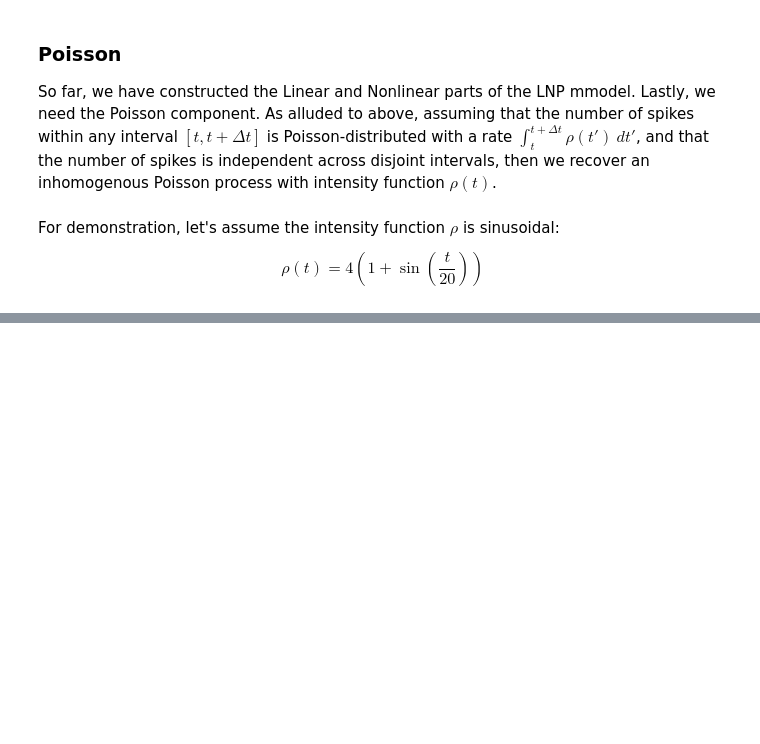
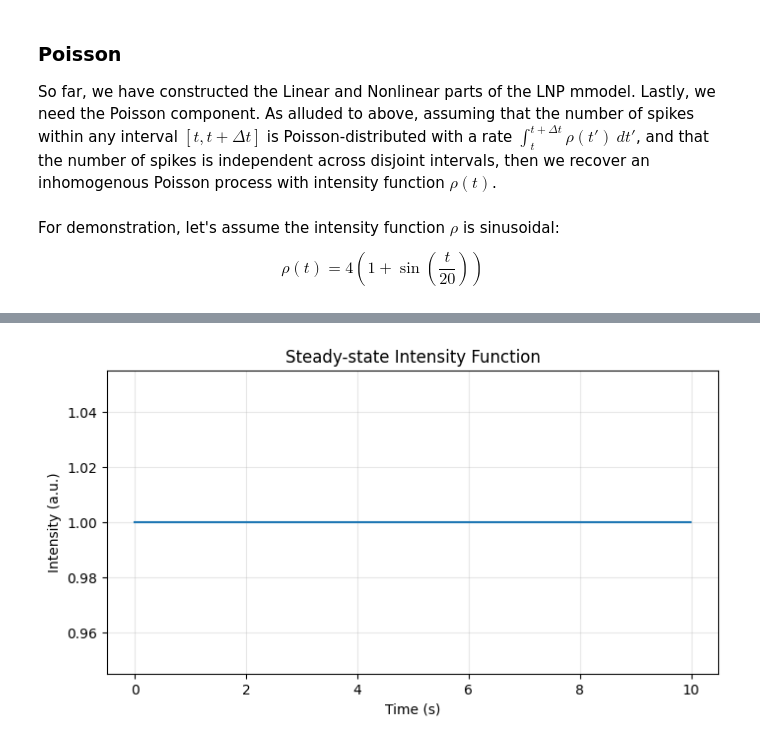
Before and after one commit to cory-wu/CCN-demos, a Jupyter notebook: Ch2/LNP.ipynb, the cells around one changed output, grey strips where cells are left out. Saved outputs shown, nothing was run; the diff lists cells and outputs as text; code cells hidden in the pictures; blank space fills up the shorter version.

```diff
--- a/Ch2/LNP.ipynb
+++ b/Ch2/LNP.ipynb
@@ -117,0 +129,21 @@ plot.show()
+# %%
+t_max = 10
+dt = 0.01
+num_steps = int(t_max / dt)
+time = np.arange(0, t_max, dt)
+
+# Constant function
+intensity = np.zeros(num_steps)
+for i in range(num_steps):
+    intensity[i] = 1
+
+# Plot
+fig, ax = plt.subplots(figsize=(8,4))
+ax.plot(time, intensity, label = "Intensity Function")
+ax.set_xlabel("Time (s)")
+ax.set_ylabel("Intensity (a.u.)")
+ax.set_title("Steady-state Intensity Function")
+ax.grid(alpha=0.3)
+plt.show()
+# %% [output]
+[figure, added]
```
Also changed, not shown: parts of 9 cells of this notebook, 2 other files.
